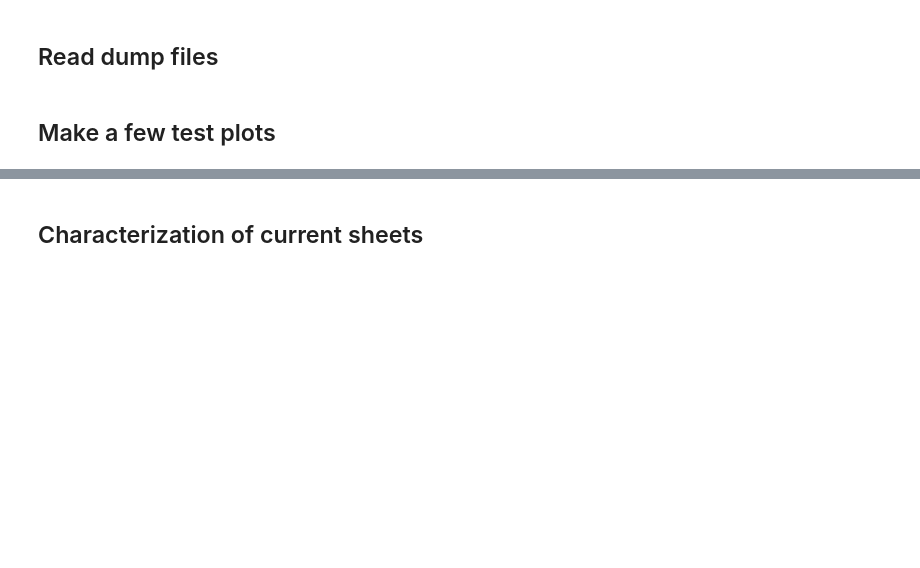
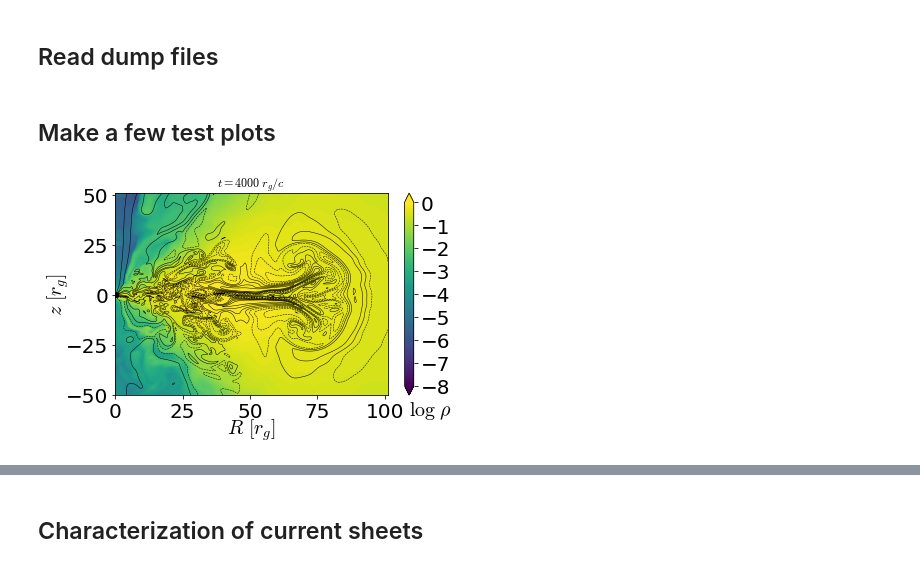
Before and after one commit to outflows/gyst, a Jupyter notebook: characterize.ipynb, the cells around one changed output, grey strips where cells are left out. Drawn from its saved outputs; the diff is of its cells as text; code cells hidden in the pictures; blank space fills up the shorter version.

```diff
--- a/characterize.ipynb
+++ b/characterize.ipynb
@@ -122,7 +122,7 @@ for i in range(N1):
 # %%
 mirror = 1
 if(mirror):
-    xmax = 500
+    xmax = 100
     ymax = xmax/2
     step = xmax/4
 else:
@@ -137,33 +137,35 @@ else:
 hfont = {'fontname':'Helvetica'}
 aphi=psicalc()
 amax = aphi.max()
 cs, cb = plco(np.log10(rho),levels = np.linspace(-8, 0, 100),isfilled=1,k=0,xy=1,xmax=xmax,ymax=ymax,dobh=1,cb=1,extend="both",pretty=1)
 #cs, cb = plco(bu[3]*B_unit, levels = np.linspace(-0.1, 0.1, 100), isfilled=1, k=0, xy=1, xmax=80, ymax=40, dobh=1, cb=1, extend = "both", pretty=1, cmap = 'RdBu')
 #plt.contour(r2d, z2d, sigma2d, levels=[1], colors=('black'), linestyles=('-.'), linewidths=(2))
 ax = plt.gca()
 ax.set_xlabel(r"$R\ [r_g]$",fontsize=20,labelpad=-5, **hfont)
 ax.set_ylabel(r"$z\ [r_g]$",fontsize=20,labelpad=-5, **hfont)
 cb.ax.set_xlabel(r"$\log\;\rho$",fontsize=20,ha="left")
 cb.set_ticks([-8,-7,-6,-5,-4,-3,-2,-1,0])
 if(mirror):
     plt.xticks(np.arange(0, xmax+1, step=step), **hfont) #GS
     plt.yticks(np.arange(-ymax, ymax+1, step=step), **hfont) #GS
     plt.xlim(0,xmax+1)
     plt.ylim(-ymax,ymax+1)
 else:
     plt.xticks(np.arange(0, xmax+1, step=step), **hfont) #GS
     plt.yticks(np.arange(0, ymax+1, step=step), **hfont) #GS
     plt.xlim(0,xmax+1)
     plt.ylim(0,ymax+1)
 circle1 = plt.Circle((0, 0), Rin, color='black') # GS
 fig = plt.gcf() # GS
 ax2 = fig.gca() # GS
 ax2.add_artist(circle1) # GS
 plc(aphi,levels=np.linspace(-amax,amax,10)[1:-1],colors="black",linewidths=0.5,xy=-1)
 plt.title(r"$t=%.4g$"%np.round(t)+r"$\;r_g/c$", **hfont);
 plt.tight_layout() # GS
 plt.draw()
 #plt.savefig("rho000_2ds9.png", dpi = 300)
+# %% [output]
+[figure, added]
 # %%
 mirror = 0
 if(mirror):
```
Also changed, not shown: parts of 13 cells of this notebook, 4 other files.
